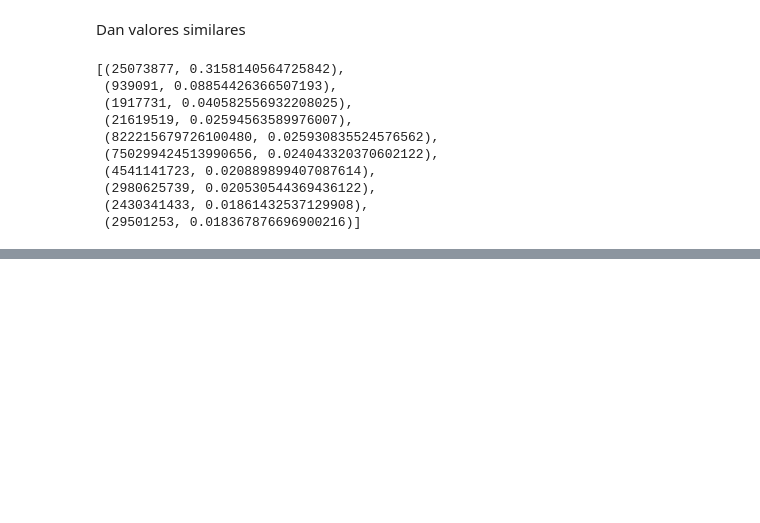
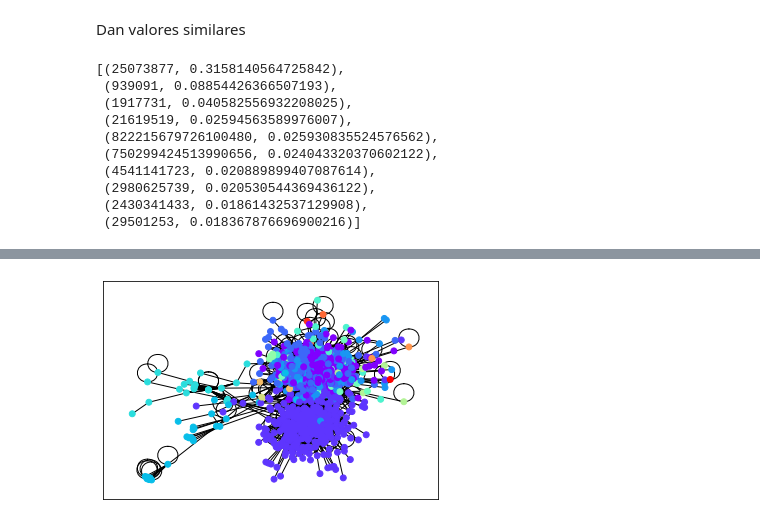
Before and after one commit to jupuerta/ProyectoAnalisisDeRedesSociales, a Jupyter notebook: Proyecto_Análisis_De_Redes_Sociales.ipynb, the cells around one changed output, grey strips where cells are left out. Drawn from its saved outputs; the diff is of its cells as text; code cells hidden in the pictures; blank space fills up the shorter version.

```diff
--- a/Proyecto_Análisis_De_Redes_Sociales.ipynb
+++ b/Proyecto_Análisis_De_Redes_Sociales.ipynb
@@ -170,0 +168,4 @@ NetworkXError: ignored
+# %%
+nx.draw_networkx(H, cmap=plt.get_cmap("rainbow"), pos = pos, node_color=com_colors_fb, with_labels=False, node_size=35)
+# %% [output]
+[figure, added]
```
Also changed, not shown: parts of 14 cells of this notebook.
